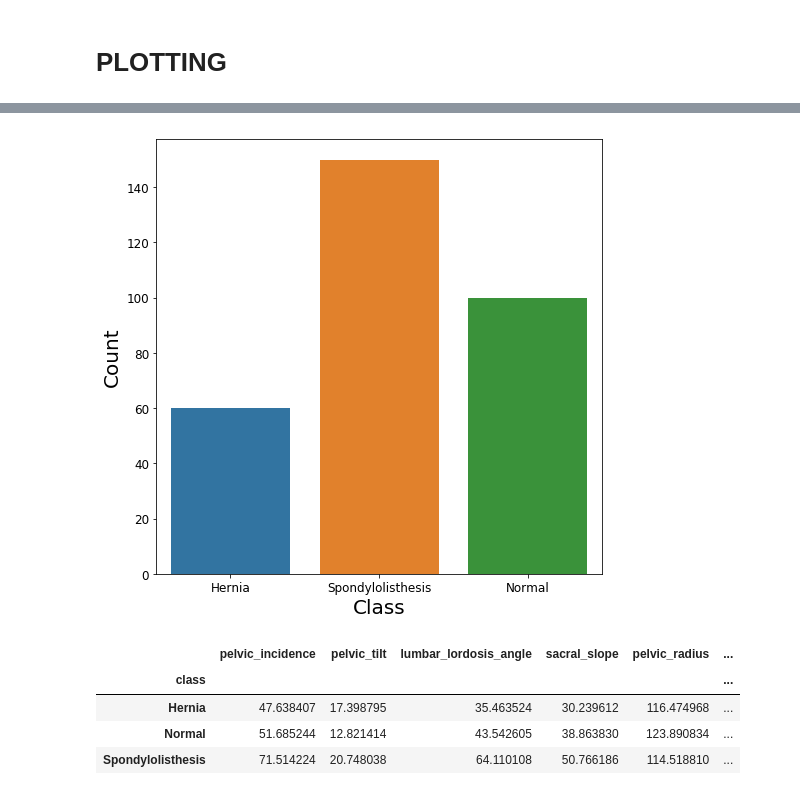
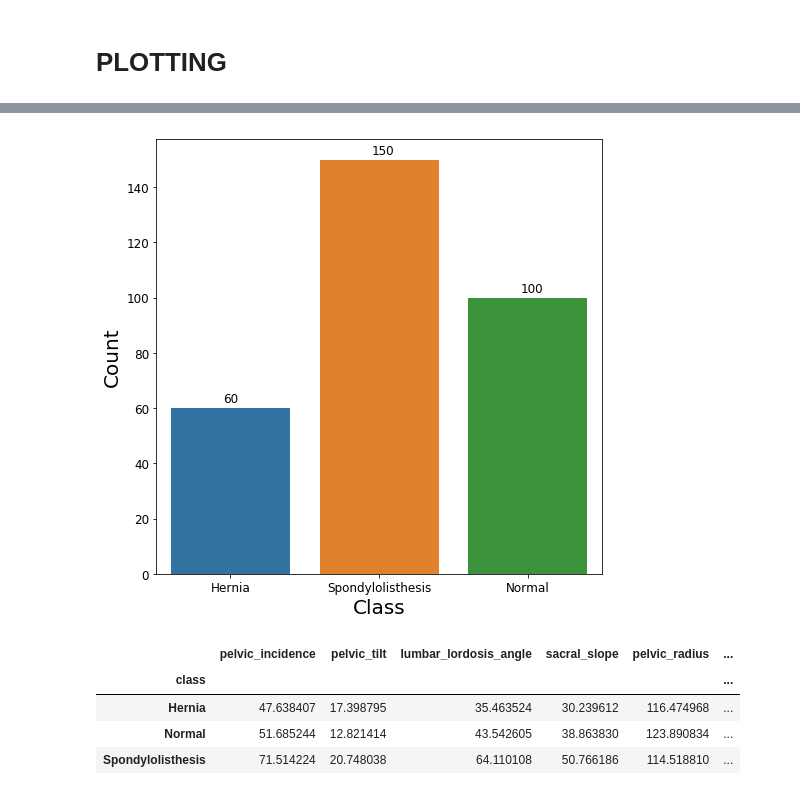
Before and after one commit to KJKR73/Data-Science-BIG, a Jupyter notebook: Biomechanical Features of Orthopedic Patients/Bio-mechanical features of orthopedic patients PART-II.ipynb, the cells around one changed output, grey strips where cells are left out. Drawn from its saved outputs; the diff is of its cells as text; code cells hidden in the pictures.

```diff
--- a/Biomechanical Features of Orthopedic Patients/Bio-mechanical features of orthopedic patients PART-II.ipynb
+++ b/Biomechanical Features of Orthopedic Patients/Bio-mechanical features of orthopedic patients PART-II.ipynb
@@ -59,11 +83,13 @@ Name: class, dtype: int64
 # %%
 plt.figure(figsize = (8,8))
-sns.countplot(data_3l['class'])
+ax = sns.countplot(data_3l['class'])
 plt.xlabel('Class', fontdict={'fontsize':20})
 plt.ylabel('Count',fontdict={'fontsize':20})
 plt.tick_params(labelsize = 12)
+for i in ax.patches:
+    plt.text(i.get_x() + 0.35, i.get_height() + 2, str(i.get_height()), fontdict={'fontsize':12})
 # %% [output]
-[figure, old version]
+[figure, new version]
 # %%
 means = data_3l.groupby('class').agg(np.mean)
 means
```
Also changed, not shown: parts of 7 cells of this notebook.
